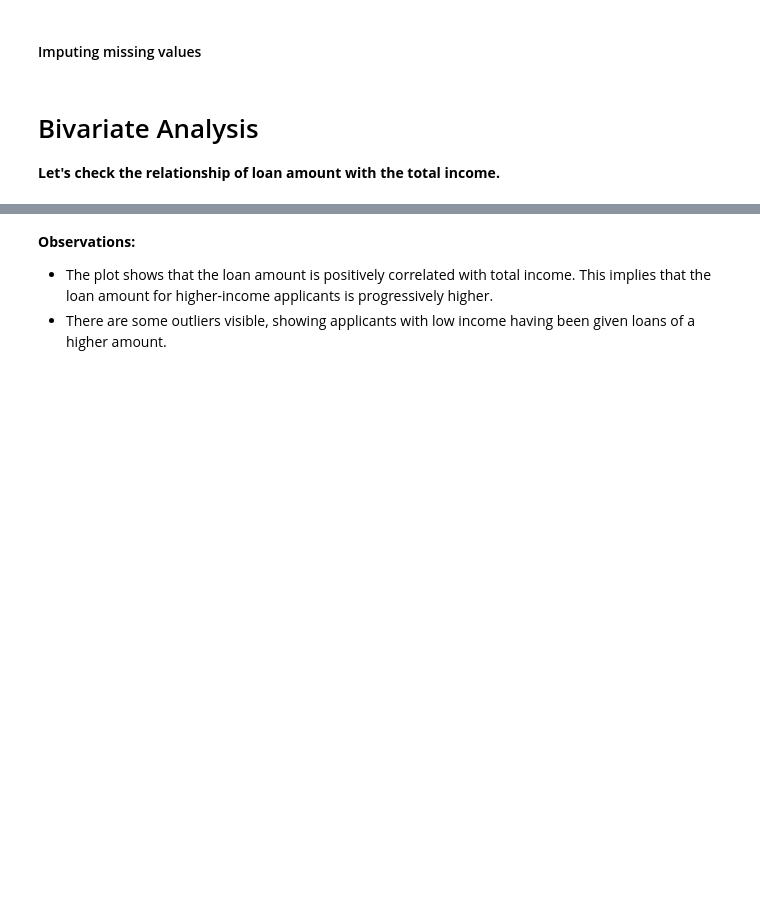
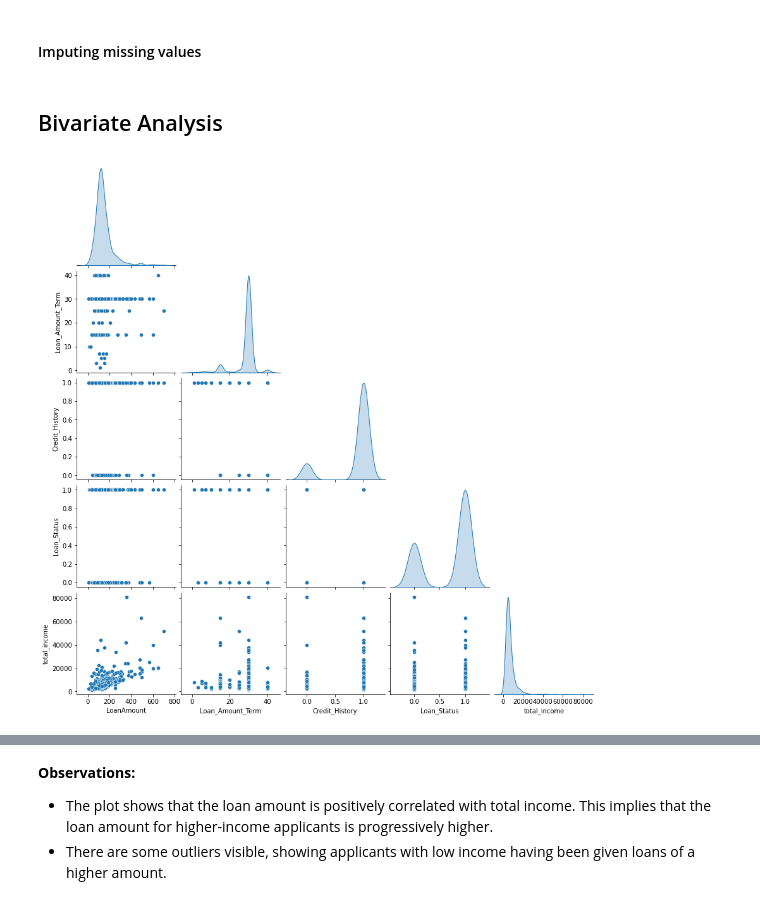
Before and after one commit to Slalani555/DATA-SCIENCE-PYTHON, a Jupyter notebook: MachineLearning_Classification.ipynb, the cells around one changed output, grey strips where cells are left out. Saved outputs shown, nothing was run; the diff lists cells and outputs as text; code cells hidden in the pictures; blank space fills up the shorter version.

```diff
--- a/MachineLearning_Classification.ipynb
+++ b/MachineLearning_Classification.ipynb
@@ -228,7 +236,11 @@ data.LoanAmount.replace(0, np.nan, inplace=True)
 
 #Imputing null values in loan amount with the median
 data.LoanAmount.fillna(value=data.LoanAmount.median(), inplace=True)
-# %% [markdown]
-# Bivariate Analysis
-**Let's check the relationship of loan amount with the total income.**
+# %% [markdown]
+## Bivariate Analysis
+# %%
+#### pairwise-plot
+sns.pairplot(data, diag_kind='kde', corner=True);
+# %% [output]
+[figure, added]
 # %%
```
Also changed, not shown: parts of 38 cells of this notebook.
